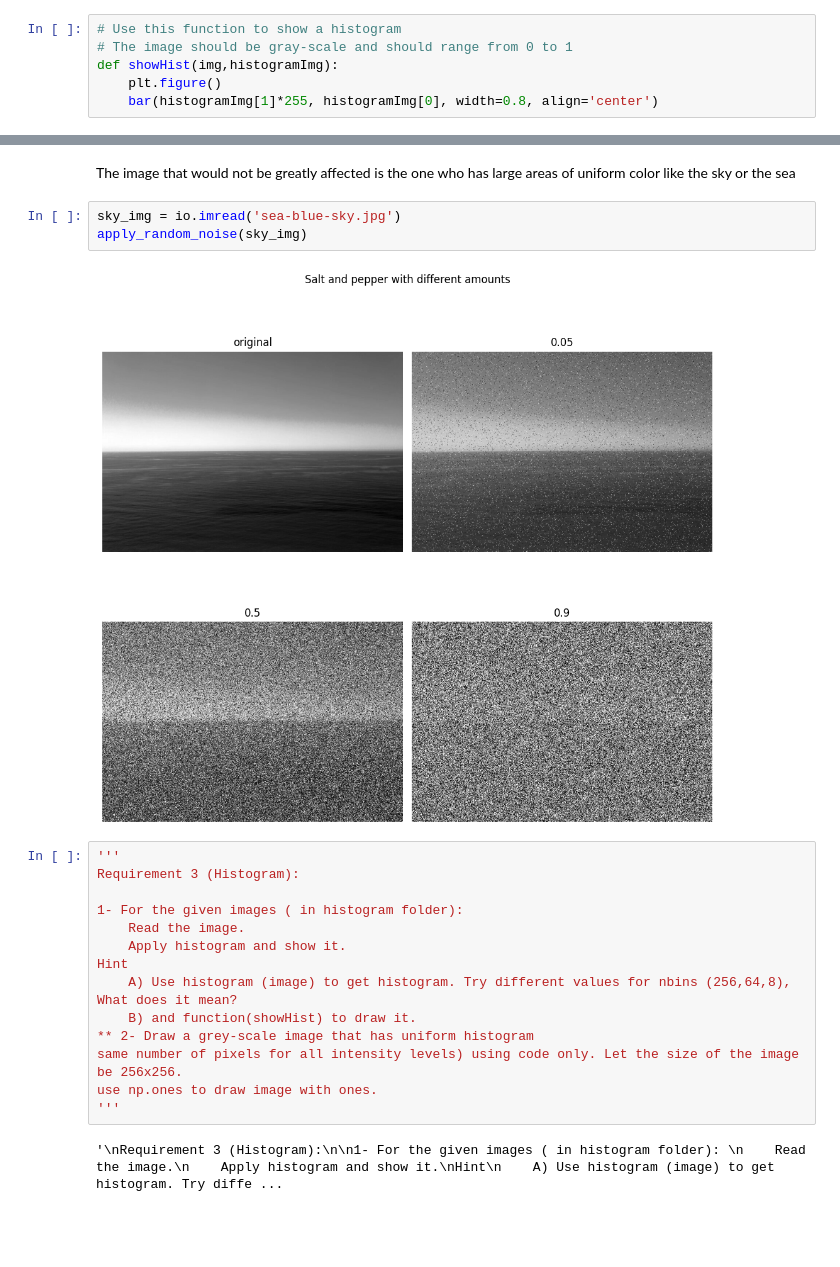
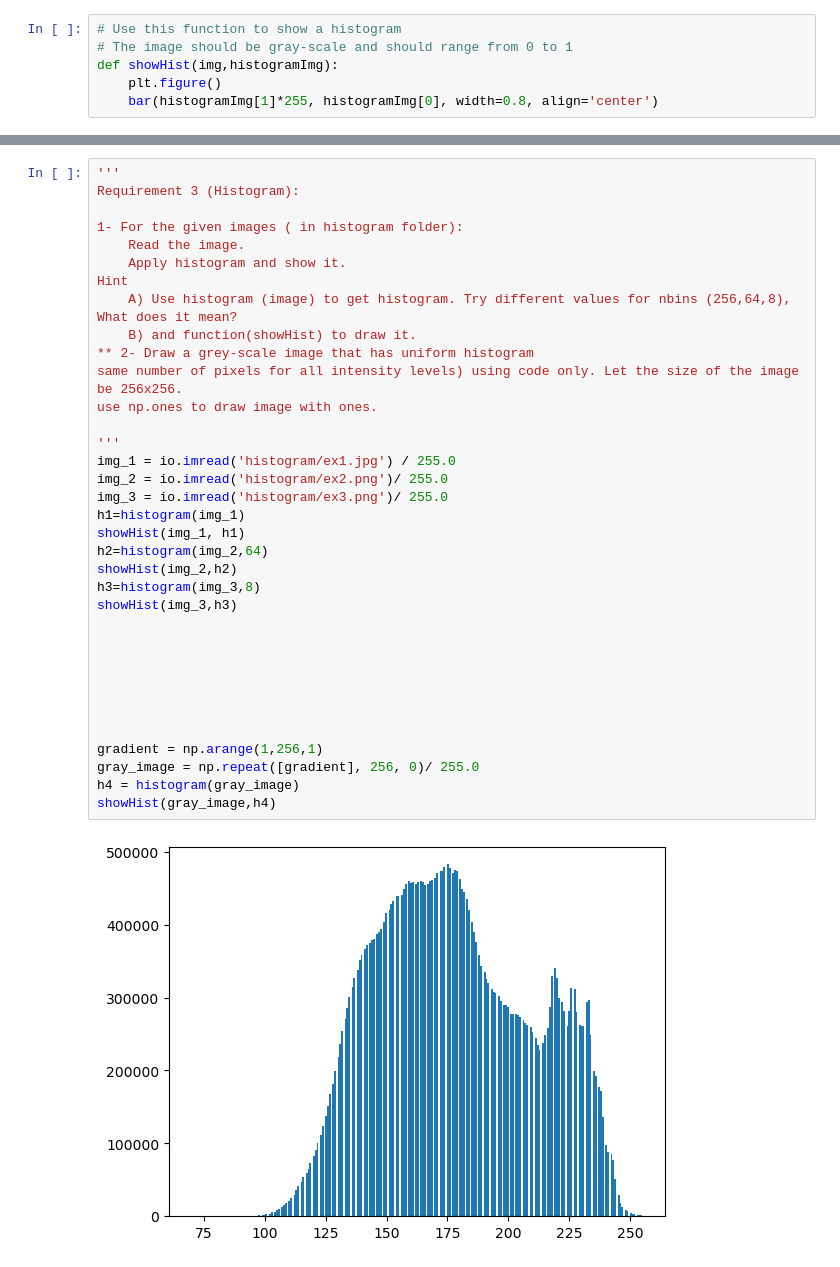
Before and after one commit to g-magdy/image-processing-labs, a Jupyter notebook: Lab1-std/Lab_1_std.ipynb, the cells around one changed output, grey strips where cells are left out. Drawn from its saved outputs; the diff is of its cells as text; blank space fills up the shorter version.

```diff
--- a/Lab1-std/Lab_1_std.ipynb
+++ b/Lab1-std/Lab_1_std.ipynb
@@ -162,23 +163,37 @@ apply_random_noise(dog_img)
-# %% [markdown]
-The image that would not be greatly affected is the one who has large areas of uniform color like the sky or the sea
-# %%
-sky_img = io.imread('sea-blue-sky.jpg')
-apply_random_noise(sky_img)
-# %% [output]
-[figure, removed]
 # %%
 '''
 Requirement 3 (Histogram):
 
 1- For the given images ( in histogram folder):
     Read the image.
     Apply histogram and show it.
 Hint
     A) Use histogram (image) to get histogram. Try different values for nbins (256,64,8), What does it mean?
     B) and function(showHist) to draw it.
 ** 2- Draw a grey-scale image that has uniform histogram
 same number of pixels for all intensity levels) using code only. Let the size of the image be 256x256.
 use np.ones to draw image with ones.
+
 '''
+img_1 = io.imread('histogram/ex1.jpg') / 255.0
+img_2 = io.imread('histogram/ex2.png')/ 255.0
+img_3 = io.imread('histogram/ex3.png')/ 255.0
+h1=histogram(img_1)
+showHist(img_1, h1)
+h2=histogram(img_2,64)
+showHist(img_2,h2)
+h3=histogram(img_3,8)
+showHist(img_3,h3)
+
+
+
+
+
+
+
+gradient = np.arange(1,256,1)
+gray_image = np.repeat([gradient], 256, 0)/ 255.0
+h4 = histogram(gray_image)
+showHist(gray_image,h4)
 # %% [output]
-'\nRequirement 3 (Histogram):\n\n1- For the given images ( in histogram folder): \n    Read the image.\n    Apply histogram and show it.\nHint\n    A) Use histogram (image) to get histogram. Try diffe ...
+[figure, added]
```
Also changed, not shown: parts of 10 cells of this notebook, 1 other file.
